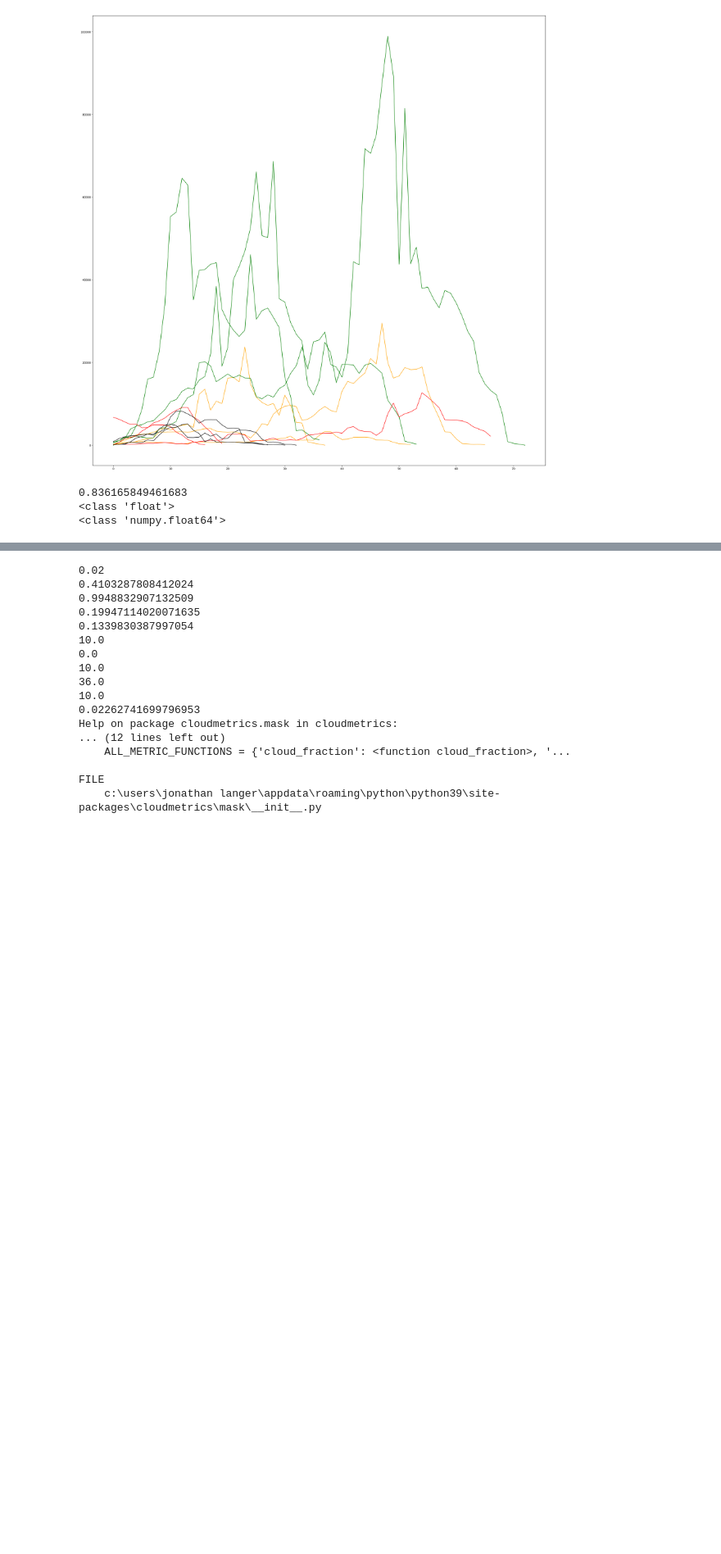
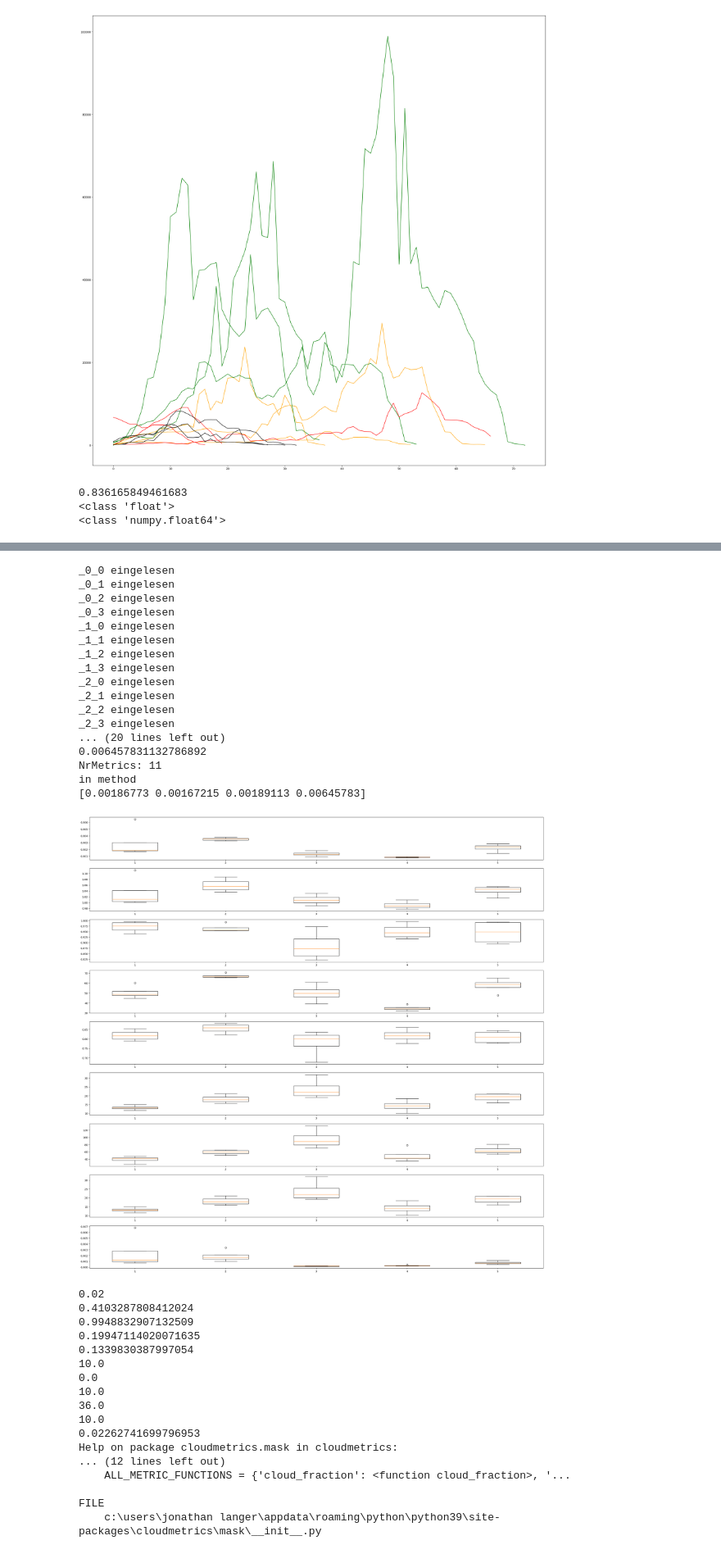
Before and after one commit to jlanger7/GraphDistanzmass, a Jupyter notebook: Cloudmetrics.ipynb, the cells around one changed output, grey strips where cells are left out. Shown at 82% size. Cells and saved outputs as stored; diff of their text form; code cells hidden in the pictures; blank space fills up the shorter version.

```diff
--- a/Cloudmetrics.ipynb
+++ b/Cloudmetrics.ipynb
@@ -494,7 +539,7 @@ def calculateGraphMetricsForGraphs(clusterMemberGraphCompFiles):
     return cloudmetricsOnGraphs
 # %%
 def calculateGraphMetricsForGraphs(singleClusterMemberGraphCompFiles):
-    directoryGraphComponents = r"C:\Users\Jonathan Langer\OneDrive\Bachelorarbeit\Experimentdaten\comparingProcessedData\calculateDistance"
+    directoryGraphComponents = r"C:\Users\Jonathan Langer\OneDrive\Bachelorarbeit\Experimentdaten\comparingProcessedData\calculateDistance_currentClustering5Attribute"
     cloudmetricsOnGraphs = np.full((11), 0.0)
 
 
@@ -560,14 +605,14 @@ def saveCloudmetricsOnGraphsToTxtFile(cloudmetricsOnGraphs, nrMetrics, bezeichne
         for m in cloudmetricsOnGraphs:
             f.write(str(m) + ' ')
 # %%
-clusterMembers = readInCluster(r"C:\Users\Jonathan Langer\OneDrive\Bachelorarbeit\Experimentdaten\Cluster100Graphen3AttributeInklGesVProTUndGesAttribute\k_5_cluster_Attribut0_dtw_2023-06-21_00-56-50.txt",5,3)
+clusterMembers = readInCluster(r"C:\Users\Jonathan Langer\OneDrive\Bachelorarbeit\Experimentdaten\k_5_cluster_AttributeGesamt_dtw_2023-06-24_19-41-36.txt",5,8)
 graphCompFilenames = getGraphCompFilenames(clusterMembers)
 for i in range(len(graphCompFilenames)):
         for j in range(len(graphCompFilenames[0])):
-            if i > 3 :
+            if True :
                 print("i: " + str(i) + " j: " + str(j))
                 cloudmetricsOnGraphs = calculateGraphMetricsForGraphs(graphCompFilenames[i][j])
-                saveCloudmetricsOnGraphsToTxtFile(cloudmetricsOnGraphs, 11,'Attribut0_'+str(i)+"_"+str(j))
+                saveCloudmetricsOnGraphsToTxtFile(cloudmetricsOnGraphs, 11,'AttributeGesamt_'+str(i)+"_"+str(j))
                 del cloudmetricsOnGraphs
                 gc.collect()
 # %% [output]
@@ -608,5 +669,5 @@ first 0 T 288
 # %%
-clusterMembers = readInCluster(r"C:\Users\Jonathan Langer\OneDrive\Bachelorarbeit\Experimentdaten\Cluster100Graphen3AttributeInklGesVProTUndGesAttribute\k_5_cluster_AttributeGesamt_dtw_2023-06-21_00-56-50.txt",5,4)
+clusterMembers = readInCluster(r"C:\Users\Jonathan Langer\OneDrive\Bachelorarbeit\Experimentdaten\Cluster100Graphen3AttributeInklGesVProTUndGesAttribute\k_5_cluster_AttributeGesamt_dtw_2023-06-21_00-56-50.txt",5,8)
 graphCompFilenames = getGraphCompFilenames(clusterMembers)
 for i in range(len(graphCompFilenames)):
         for j in range(len(graphCompFilenames[0])):
@@ -629,3 +711,52 @@ for i in range(len(graphCompFilenames)):
+# %%
+def bolxplotsForClusterMembers(cloudmetricsOnGraphs):
+    nrMetrics = len(cloudmetricsOnGraphs[0][0])
+    print("NrMetrics: " + str(nrMetrics))
+    fig, ax = plt.subplots(nrows = nrMetrics-2, ncols = 1, figsize= (32,32))
+    p = 0
+    for i in range(nrMetrics):
+        if i != 2 and i != 3:
+            cloudmetricsToPlot = np.full((len(cloudmetricsOnGraphs),len(cloudmetricsOnGraphs[0])), 0.0)
+            for k in range(len(cloudmetricsOnGraphs)):
+                for j in range(len(cloudmetricsOnGraphs[0])):
+                    cloudmetricsToPlot[k][j] = cloudmetricsOnGraphs[k][j][i]
+            if i == 0:
+                print("in method")
+                print(cloudmetricsToPlot[0][:])
+            bp = ax[p].boxplot([cloudmetricsToPlot[0][:],cloudmetricsToPlot[1][:], cloudmetricsToPlot[2][:], cloudmetricsToPlot[3][:], cloudmetricsToPlot[4][:]])
+            p += 1
+    plt.show()
+# %%
+cloudmetricsOnGraphs = readInCloudmetricsForClusterMembers(5,4,11,"AttributeGesamt")
+print(len(cloudmetricsOnGraphs))
+print(len(cloudmetricsOnGraphs[0]))
+print(len(cloudmetricsOnGraphs[0][0]))
+print(cloudmetricsOnGraphs[0][:][0])
+print(cloudmetricsOnGraphs[0][0][:])
+print(cloudmetricsOnGraphs[0][0][0])
+print(cloudmetricsOnGraphs[0][1][0])
+print(cloudmetricsOnGraphs[0][2][0])
+print(cloudmetricsOnGraphs[0][3][0])
+bolxplotsForClusterMembers(cloudmetricsOnGraphs)
+# %% [output]
+_0_0 eingelesen
+_0_1 eingelesen
+_0_2 eingelesen
+_0_3 eingelesen
+_1_0 eingelesen
+_1_1 eingelesen
+_1_2 eingelesen
+_1_3 eingelesen
+_2_0 eingelesen
+_2_1 eingelesen
+_2_2 eingelesen
+_2_3 eingelesen
+... (20 lines left out)
+0.006457831132786892
+NrMetrics: 11
+in method
+[0.00186773 0.00167215 0.00189113 0.00645783]
+[figure, added]
 # %%
 arr = np.zeros(shape = (100,100))
 arr[20:30,20:30] = 1
```
Also changed, not shown: parts of 10 cells of this notebook.
